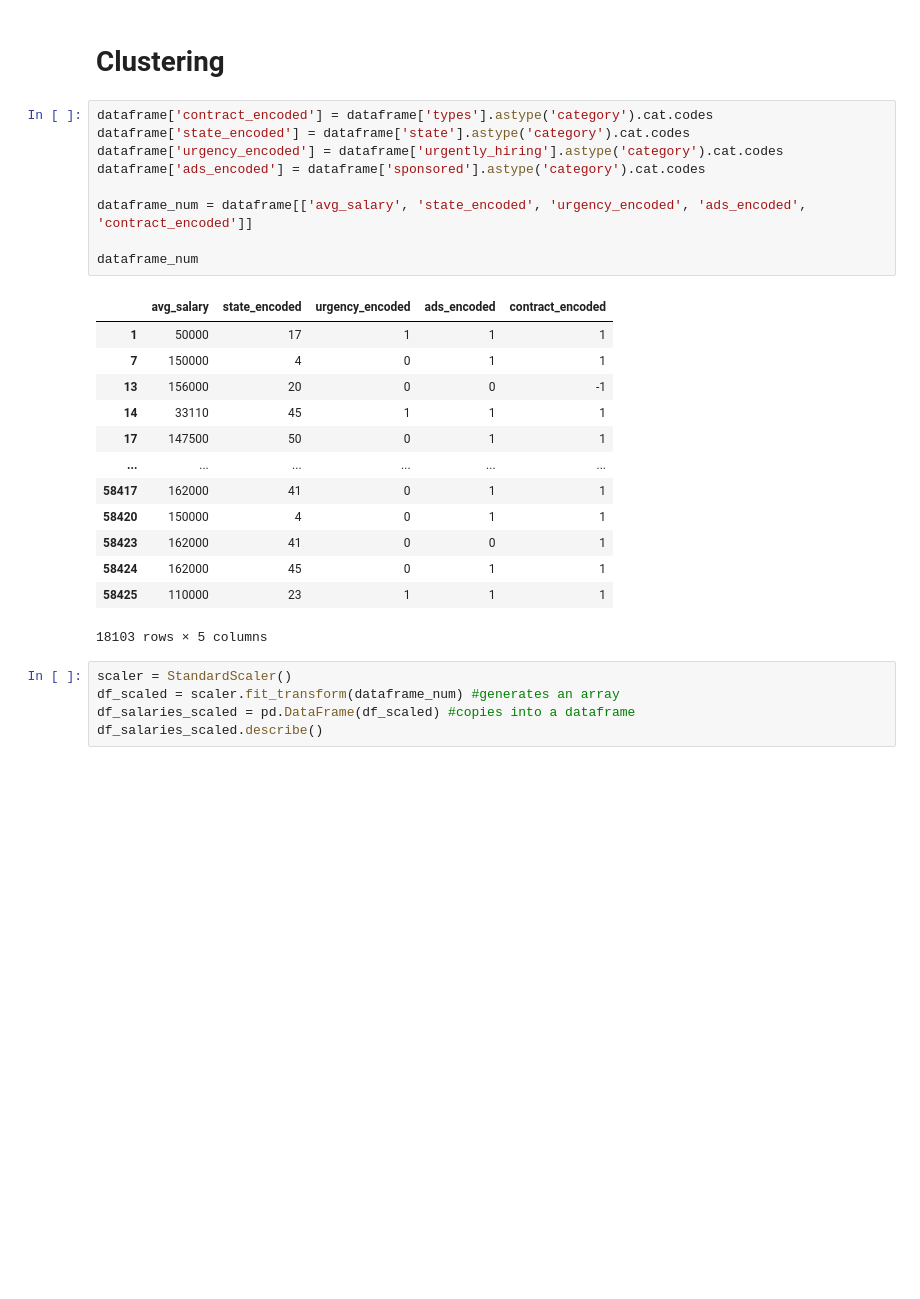
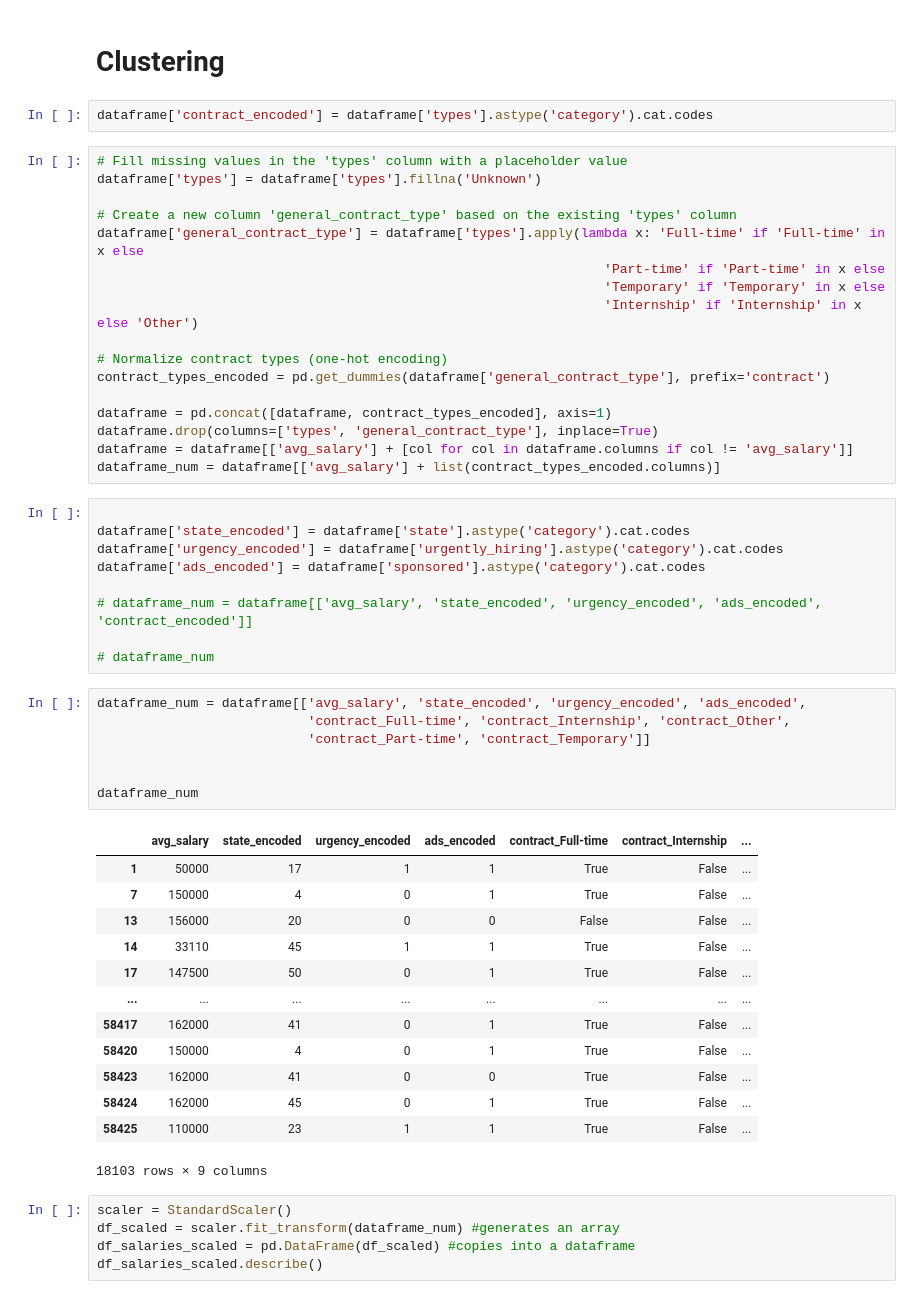
Before and after one commit to svkorepanov/aeds_sg3_salaries, a Jupyter notebook: ADES_WG3_assignment.ipynb, the cells around one changed output. Saved outputs shown, nothing was run; the diff lists cells and outputs as text; blank space fills up the shorter version.

Commit message:
fixed contract types normalisation

```diff
--- a/ADES_WG3_assignment.ipynb
+++ b/ADES_WG3_assignment.ipynb
@@ -506,29 +461,55 @@ print("correlation Coefficient:", correlation_coefficient)
 correlation Coefficient: 0.07589354589082017
 # %% [markdown]
 # Clustering
+# %%
+dataframe['contract_encoded'] = dataframe['types'].astype('category').cat.codes
+# %%
+# Fill missing values in the 'types' column with a placeholder value
+dataframe['types'] = dataframe['types'].fillna('Unknown')
+
+# Create a new column 'general_contract_type' based on the existing 'types' column
+dataframe['general_contract_type'] = dataframe['types'].apply(lambda x: 'Full-time' if 'Full-time' in x else
+                                                                 'Part-time' if 'Part-time' in x else
+                                                                 'Temporary' if 'Temporary' in x else
+                                                                 'Internship' if 'Internship' in x else 'Other')
+
+# Normalize contract types (one-hot encoding)
+contract_types_encoded = pd.get_dummies(dataframe['general_contract_type'], prefix='contract')
+
+dataframe = pd.concat([dataframe, contract_types_encoded], axis=1)
+dataframe.drop(columns=['types', 'general_contract_type'], inplace=True)
+dataframe = dataframe[['avg_salary'] + [col for col in dataframe.columns if col != 'avg_salary']]
+dataframe_num = dataframe[['avg_salary'] + list(contract_types_encoded.columns)]
 # %%
-dataframe['contract_encoded'] = dataframe['types'].astype('category').cat.codes
+
 dataframe['state_encoded'] = dataframe['state'].astype('category').cat.codes
 dataframe['urgency_encoded'] = dataframe['urgently_hiring'].astype('category').cat.codes
 dataframe['ads_encoded'] = dataframe['sponsored'].astype('category').cat.codes
 
-dataframe_num = dataframe[['avg_salary', 'state_encoded', 'urgency_encoded', 'ads_encoded', 'contract_encoded']]
+# dataframe_num = dataframe[['avg_salary', 'state_encoded', 'urgency_encoded', 'ads_encoded', 'contract_encoded']]
 
-dataframe_num
+# dataframe_num
-# %% [output]
-|  | avg_salary | state_encoded | urgency_encoded | ads_encoded | contract_encoded |
-| 1 | 50000 | 17 | 1 | 1 | 1 |
-| 7 | 150000 | 4 | 0 | 1 | 1 |
-| 13 | 156000 | 20 | 0 | 0 | -1 |
-| 14 | 33110 | 45 | 1 | 1 | 1 |
-| 17 | 147500 | 50 | 0 | 1 | 1 |
-| ... | ... | ... | ... | ... | ... |
-| 58417 | 162000 | 41 | 0 | 1 | 1 |
-| 58420 | 150000 | 4 | 0 | 1 | 1 |
-| 58423 | 162000 | 41 | 0 | 0 | 1 |
-| 58424 | 162000 | 45 | 0 | 1 | 1 |
-| 58425 | 110000 | 23 | 1 | 1 | 1 |
-18103 rows × 5 columns
+# %%
+dataframe_num = dataframe[['avg_salary', 'state_encoded', 'urgency_encoded', 'ads_encoded',
+                           'contract_Full-time', 'contract_Internship', 'contract_Other',
+                           'contract_Part-time', 'contract_Temporary']]
+
+
+dataframe_num
+# %% [output]
+|  | avg_salary | state_encoded | urgency_encoded | ads_encoded | contract_Full-time | contract_Internship | ... |
+| 1 | 50000 | 17 | 1 | 1 | True | False | ... |
+| 7 | 150000 | 4 | 0 | 1 | True | False | ... |
+| 13 | 156000 | 20 | 0 | 0 | False | False | ... |
+| 14 | 33110 | 45 | 1 | 1 | True | False | ... |
+| 17 | 147500 | 50 | 0 | 1 | True | False | ... |
+| ... | ... | ... | ... | ... | ... | ... | ... |
+| 58417 | 162000 | 41 | 0 | 1 | True | False | ... |
+| 58420 | 150000 | 4 | 0 | 1 | True | False | ... |
+| 58423 | 162000 | 41 | 0 | 0 | True | False | ... |
+| 58424 | 162000 | 45 | 0 | 1 | True | False | ... |
+| 58425 | 110000 | 23 | 1 | 1 | True | False | ... |
+18103 rows × 9 columns
 # %%
 scaler = StandardScaler()
 df_scaled = scaler.fit_transform(dataframe_num) #generates an array
```
Also changed, not shown: parts of 4 cells of this notebook, 1 other file.
